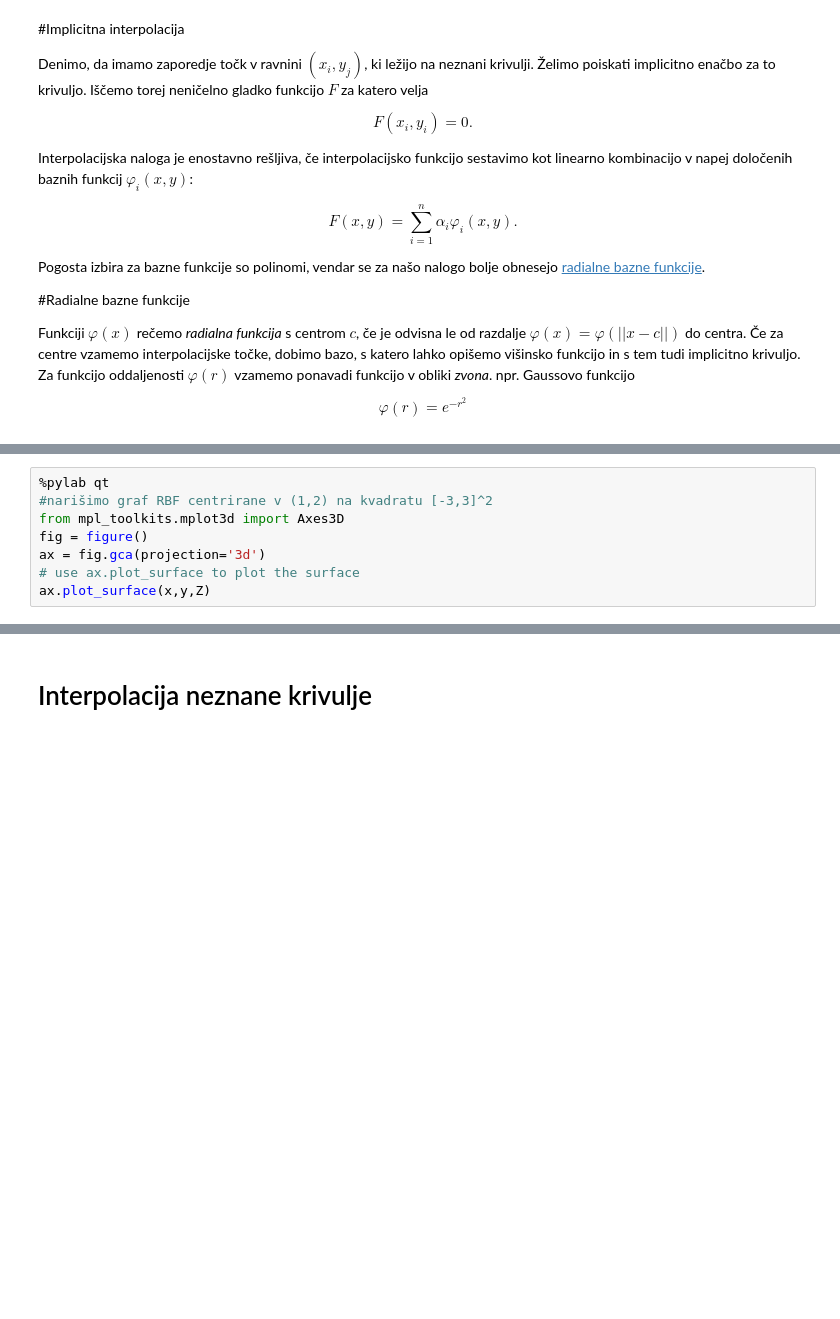
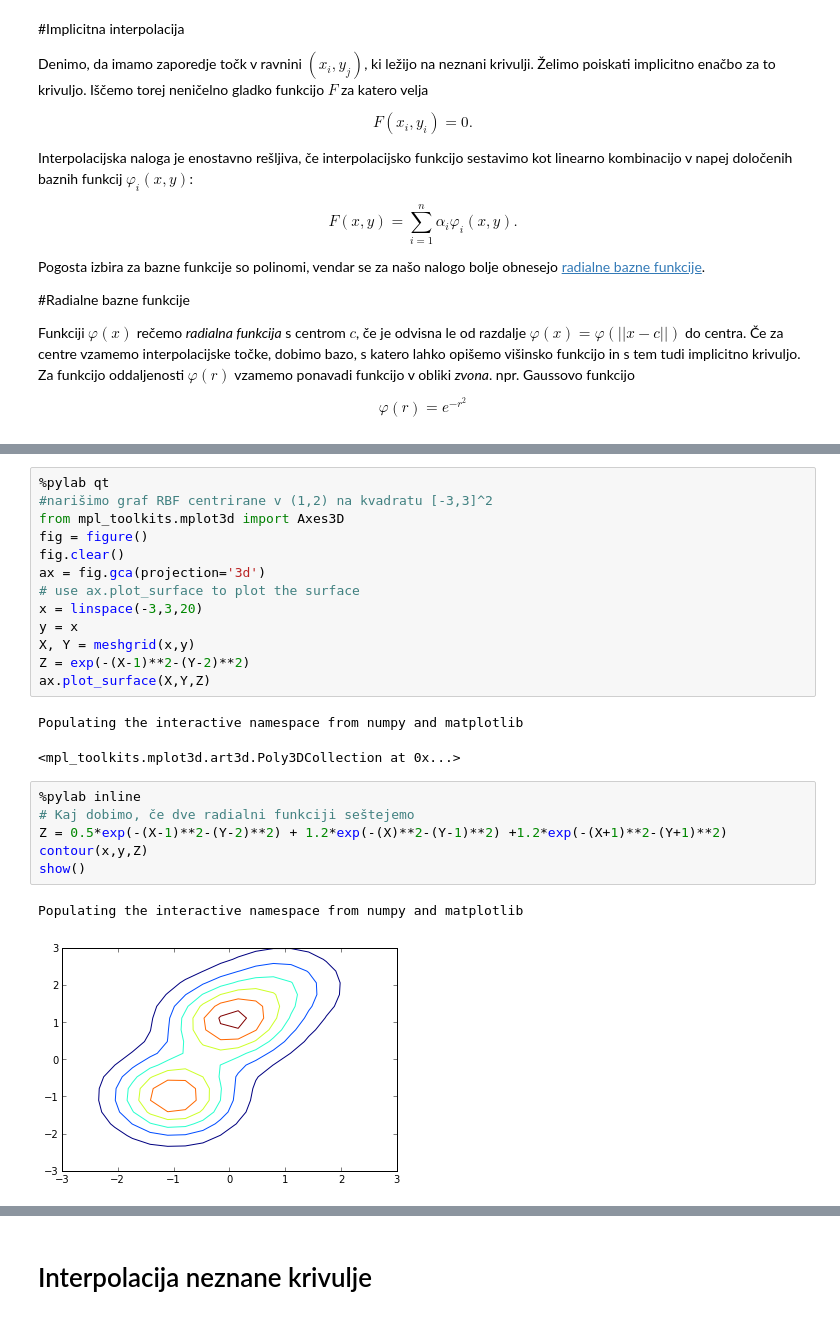
Before and after one commit to mrcinv/nummat, a Jupyter notebook: vaja2.ipynb, the cells around one changed output, grey strips where cells are left out. Saved outputs shown, nothing was run; the diff lists cells and outputs as text; blank space fills up the shorter version.

```diff
--- a/vaja2.ipynb
+++ b/vaja2.ipynb
@@ -41,6 +48,23 @@ $$\varphi(r)=e^{-r^2}$$
 #narišimo graf RBF centrirane v (1,2) na kvadratu [-3,3]^2
 from mpl_toolkits.mplot3d import Axes3D
 fig = figure()
+fig.clear()
 ax = fig.gca(projection='3d')
 # use ax.plot_surface to plot the surface
-ax.plot_surface(x,y,Z)
+x = linspace(-3,3,20)
+y = x
+X, Y = meshgrid(x,y)
+Z = exp(-(X-1)**2-(Y-2)**2)
+ax.plot_surface(X,Y,Z)
+# %% [output]
+Populating the interactive namespace from numpy and matplotlib
+<mpl_toolkits.mplot3d.art3d.Poly3DCollection at 0x...>
+# %%
+%pylab inline
+# Kaj dobimo, če dve radialni funkciji seštejemo
+Z = 0.5*exp(-(X-1)**2-(Y-2)**2) + 1.2*exp(-(X)**2-(Y-1)**2) +1.2*exp(-(X+1)**2-(Y+1)**2)
+contour(x,y,Z)
+show()
+# %% [output]
+Populating the interactive namespace from numpy and matplotlib
+[figure, added]
```
Also changed, not shown: parts of 17 cells of this notebook, 1 other file.
